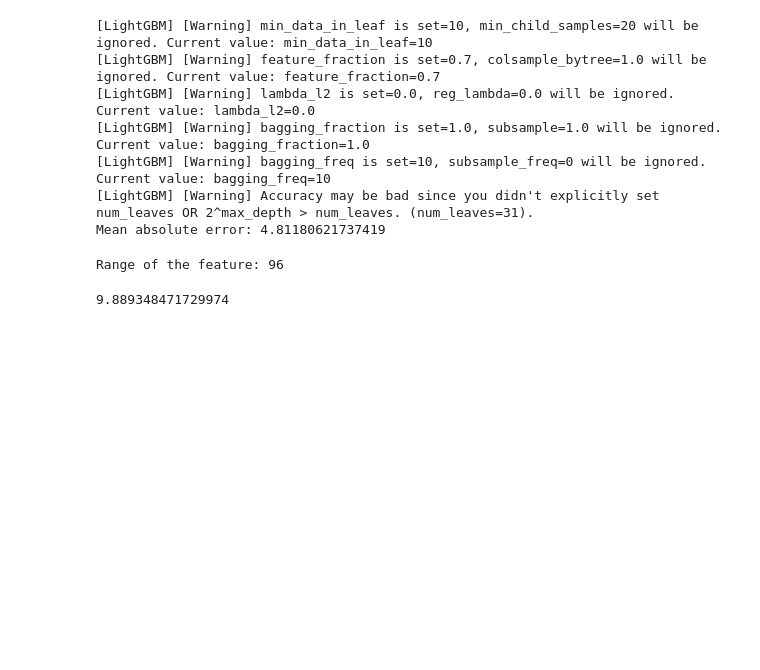
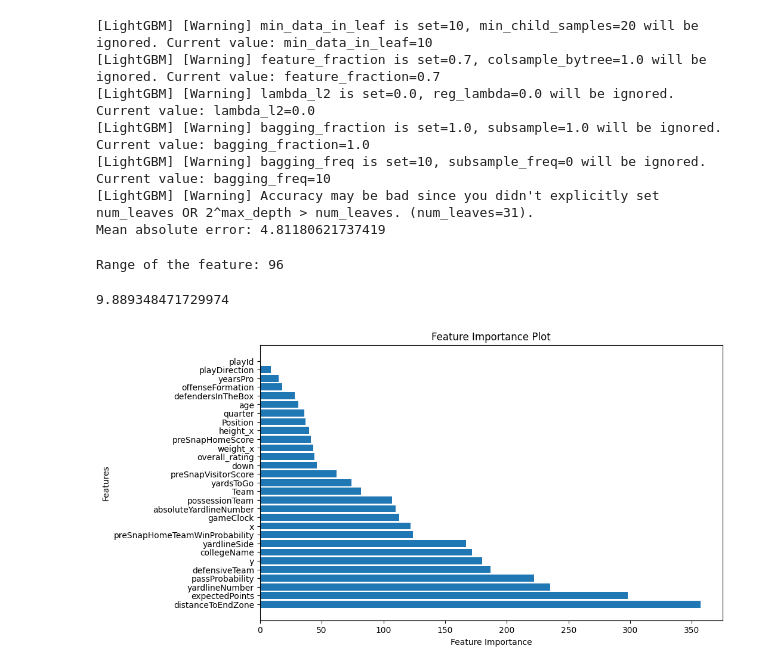
Before and after one commit to davidhong013/csci567_final_project, a Jupyter notebook: lightgbm_david.ipynb, the cells around one changed output. Cells and saved outputs as stored; diff of their text form; code cells hidden in the pictures; blank space fills up the shorter version.

Commit message:
feature importance

```diff
--- a/lightgbm_david.ipynb
+++ b/lightgbm_david.ipynb
@@ -417,3 +417,22 @@ mae = mean_absolute_error(samples,y_test)
 mae
 # %% [output]
 9.889348471729974
+# %%
+import matplotlib.pyplot as plt
+
+# Get feature importances
+feature_importance = best_model.feature_importances_
+
+# Sort feature importances in descending order
+sorted_idx = np.argsort(feature_importance)[::-1]
+
+# Plot feature importances
+plt.figure(figsize=(10, 6))
+plt.barh(range(X_train.shape[1]), feature_importance[sorted_idx], align='center')
+plt.yticks(range(X_train.shape[1]), [X_train.columns[i] for i in sorted_idx])
+plt.xlabel('Feature Importance')
+plt.ylabel('Features')
+plt.title('Feature Importance Plot')
+plt.show()
+# %% [output]
+[figure, added]
```
Also changed, not shown: parts of 1 cell of this notebook.
